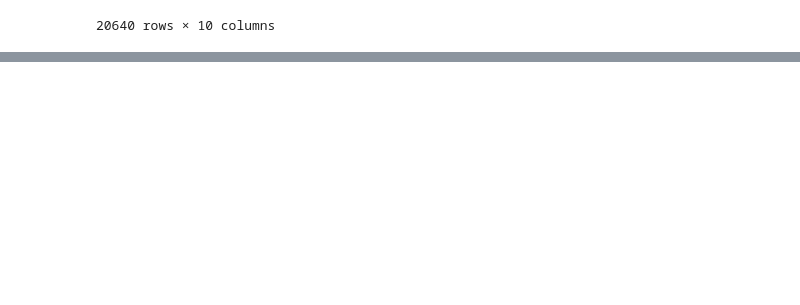
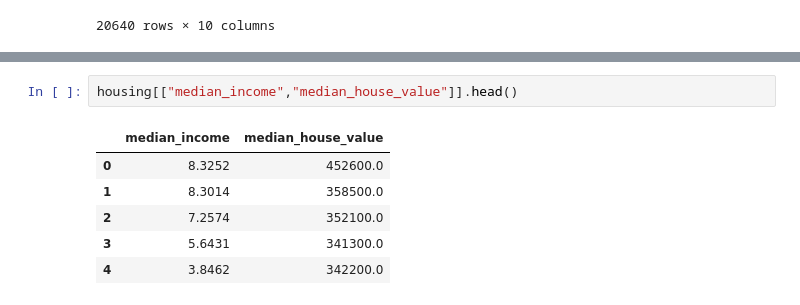
Before and after one commit to diego3008/housing_prices, a Jupyter notebook: housing_project.ipynb, the cells around one changed output, grey strips where cells are left out. Saved outputs shown, nothing was run; the diff lists cells and outputs as text; blank space fills up the shorter version.

```diff
--- a/housing_project.ipynb
+++ b/housing_project.ipynb
@@ -39,0 +114,9 @@ load_housing_data()
+# %%
+housing[["median_income","median_house_value"]].head()
+# %% [output]
+|  | median_income | median_house_value |
+| 0 | 8.3252 | 452600.0 |
+| 1 | 8.3014 | 358500.0 |
+| 2 | 7.2574 | 352100.0 |
+| 3 | 5.6431 | 341300.0 |
+| 4 | 3.8462 | 342200.0 |
```
Also changed, not shown: parts of 21 cells of this notebook.
